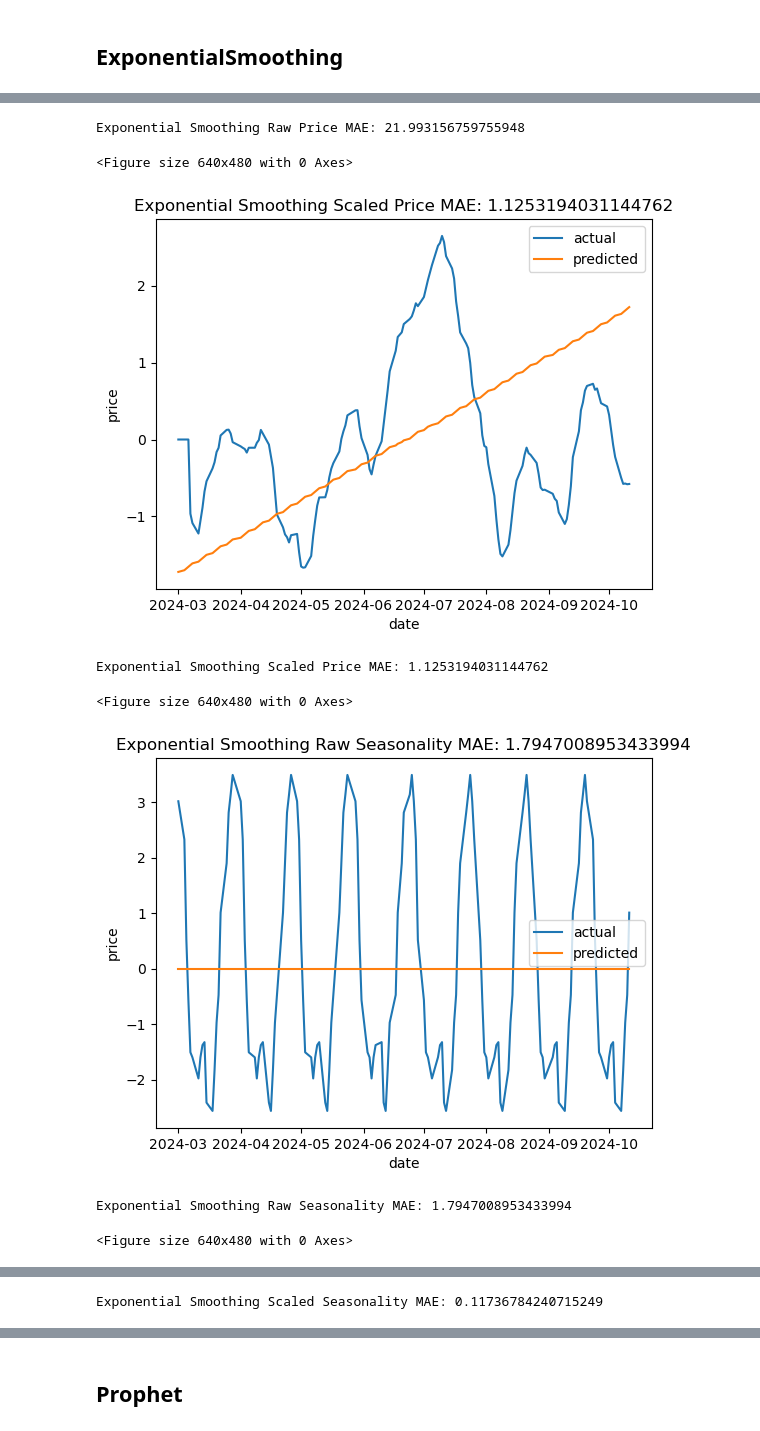
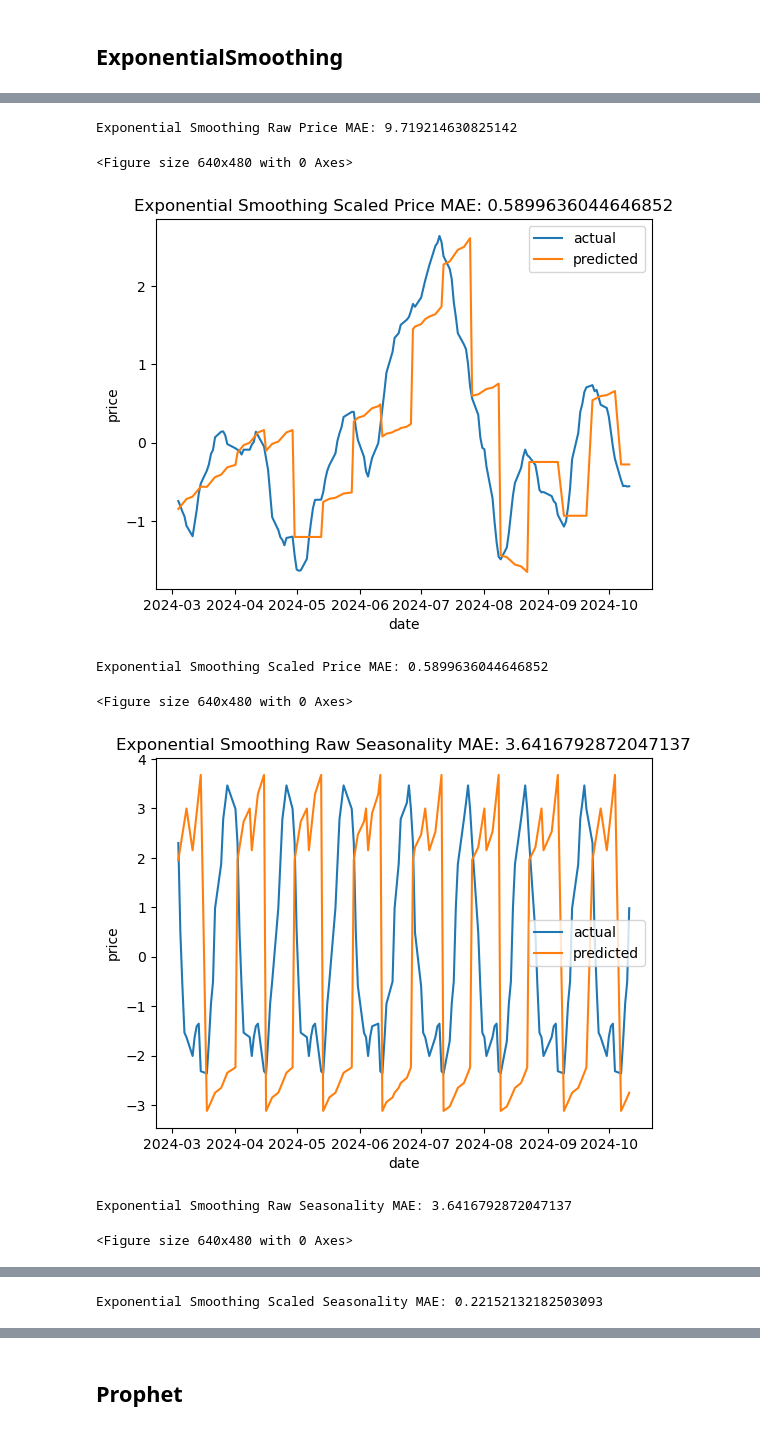
Before and after one commit to GGSimmons1992/5wbtHJaH3kS0oFG6, a Jupyter notebook: Notebooks/Evaluation.ipynb, the cells around one changed output, grey strips where cells are left out. Drawn from its saved outputs; the diff is of its cells as text; code cells hidden in the pictures.

```diff
--- a/Notebooks/Evaluation.ipynb
+++ b/Notebooks/Evaluation.ipynb
@@ -21,6 +24,4 @@ Autosaving every 5 seconds
 # %%
-_, test = loadData.loadData('MSFT')
-date = test['ds']
-validation = test['y']
+data = loadData.loadData('MSFT')
 # %% [output]
 [*********************100%***********************]  1 of 1 completed
@@ -91,5 +97,5 @@ SARIMA Scaled Seasonality MAE: 0.11606675273002778
 # %% [markdown]
 ## ExponentialSmoothing
 # %%
-viz.compareSimplePickleModel('ExponentialSmoothing',date,validation, 'Exponential Smoothing')
+viz.compareSimplePickleModel(data,'Exponential Smoothing','exponentialSmoothing_params')
 # %% [output]
@@ -101,8 +109,8 @@ viz.compareSimplePickleModel('ExponentialSmoothing',date,validation, 'Exponentia
-Exponential Smoothing Raw Price MAE: 21.993156759755948
+Exponential Smoothing Raw Price MAE: 9.719214630825142
 <Figure size 640x480 with 0 Axes>
-[figure, old version]
+[figure, new version]
-Exponential Smoothing Scaled Price MAE: 1.1253194031144762
+Exponential Smoothing Scaled Price MAE: 0.5899636044646852
 <Figure size 640x480 with 0 Axes>
-[figure, old version]
+[figure, new version]
-Exponential Smoothing Raw Seasonality MAE: 1.7947008953433994
+Exponential Smoothing Raw Seasonality MAE: 3.6416792872047137
 <Figure size 640x480 with 0 Axes>
@@ -110,4 +118,4 @@ Exponential Smoothing Raw Seasonality MAE: 1.7947008953433994
-Exponential Smoothing Scaled Seasonality MAE: 0.11736784240715249
+Exponential Smoothing Scaled Seasonality MAE: 0.22152132182503093
 <Figure size 640x480 with 0 Axes>
 # %% [markdown]
 ## Prophet
```
Also changed, not shown: parts of 8 cells of this notebook, 10 other files.
